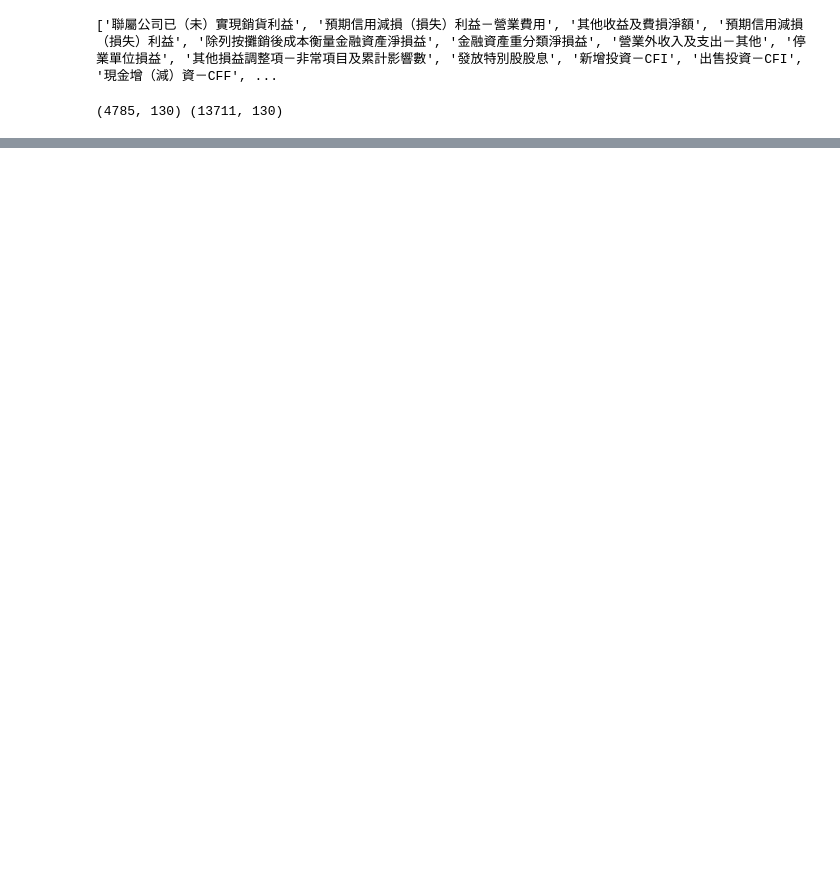
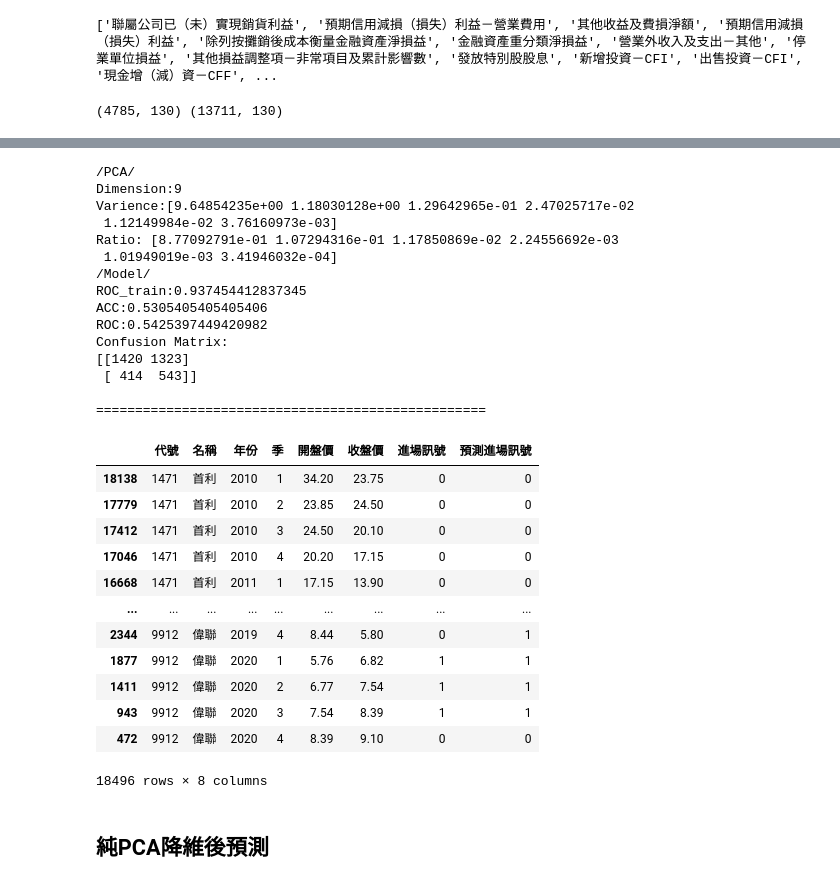
Before and after one commit to haoweii0215/Machine-Learning-Course, a Jupyter notebook: Method_B Model.ipynb, the cells around one changed output, grey strips where cells are left out. Cells and saved outputs as stored; diff of their text form; code cells hidden in the pictures; blank space fills up the shorter version.

```diff
--- a/Method_B Model.ipynb
+++ b/Method_B Model.ipynb
@@ -793,4 +79,0 @@ if not sys.warnoptions:
-# %%
-df = pd.read_csv(r'/content/drive/MyDrive/ML/overall_20210531.csv')
-print(df.shape)
-df.head()
@@ -935,0 +80,4 @@ Confusion Matrix:
+# %%
+direct = pd.read_excel(r'./Data/方向_2.xlsx')
+direct['remove'] = direct['columns'].apply(lambda x: 1 if x in na_col else 0)
+direct = direct[direct['remove'] == 0].drop('remove', axis = 1)
@@ -935,0 +340,25 @@ Confusion Matrix:
+# %%
+apr_1 = apriori(matrix_1, min_support=0.2,use_colnames=True)
+ar_1 = association_rules(apr_1)
+apr_0 = apriori(matrix_0, min_support=0.2,use_colnames=True)
+ar_0 = association_rules(apr_0)
+apr_all = apriori(matrix, min_support=0.2,use_colnames=True)
+ar_all = association_rules(apr_all)
+arlist = [ar_0,ar_all,ar_all]
+for i in arlist:
+  i['length1'] = i['antecedents'].apply(lambda x: len(x))
+  i['length2'] = i['consequents'].apply(lambda x: len(x))
+  i['length'] = i['length1']+i['length2']
+  i.sort_values(by = ['length','confidence','lift'], ascending=False, inplace=True)
+  i.drop(['length1','length2'], axis = 1,inplace = True)
+#透過進場訊號為0,1以及全部的三個資料觀察關聯規則中重要的欄位有哪些
+ar_col = ['稅前淨利', '歸屬母公司淨利（損）', '常續性稅後淨利', '合併總損益','稅前淨利－CFO', '繼續營業單位損益','資產總額', '流動資產', '母公司股東權益合計','股東權益總額', '負債及股東權益總額']
+# %%
+#將需要的資料欄位處理好
+df = pd.read_csv(r'./Data/overall_20210531.csv')
+df2 = pd.read_csv(r'./Data/overall_20210524.csv')
+print(df.shape,df2.shape)
+df2 = df2[['代號','名稱','年份','季','開盤價','收盤價']]
+df3 = pd.merge(df,df2,how='left',on=['代號','名稱','年份','季'])
+print(df3.shape)
+df3.head()
@@ -935,0 +426,39 @@ Confusion Matrix:
+# %%
+# AR-BEST
+y = df3.loc[:,'進場訊號']
+X = df3[ar_col]
+dim = 9
+xgb = XGBClassifier(min_child_weight=2, max_depth=13,eval_metric = 'auc',subsample=0.9, gamma = 0.4, scale_pos_weight=10)
+final_1 = normal_training_pca(df3,X,y,9,xgb)
+final_1.to_csv('./Data/Method_B_Final_AR.csv', index=0, header=True, encoding='utf-8')
+# %% [output]
+/PCA/
+Dimension:9
+Varience:[9.64854235e+00 1.18030128e+00 1.29642965e-01 2.47025717e-02
+ 1.12149984e-02 3.76160973e-03]
+Ratio: [8.77092791e-01 1.07294316e-01 1.17850869e-02 2.24556692e-03
+ 1.01949019e-03 3.41946032e-04]
+/Model/
+ROC_train:0.937454412837345
+ACC:0.5305405405405406
+ROC:0.5425397449420982
+Confusion Matrix:
+[[1420 1323]
+ [ 414  543]]
+
+==================================================
+|  | 代號 | 名稱 | 年份 | 季 | 開盤價 | 收盤價 | 進場訊號 | 預測進場訊號 |
+| 18138 | 1471 | 首利 | 2010 | 1 | 34.20 | 23.75 | 0 | 0 |
+| 17779 | 1471 | 首利 | 2010 | 2 | 23.85 | 24.50 | 0 | 0 |
+| 17412 | 1471 | 首利 | 2010 | 3 | 24.50 | 20.10 | 0 | 0 |
+| 17046 | 1471 | 首利 | 2010 | 4 | 20.20 | 17.15 | 0 | 0 |
+| 16668 | 1471 | 首利 | 2011 | 1 | 17.15 | 13.90 | 0 | 0 |
+| ... | ... | ... | ... | ... | ... | ... | ... | ... |
+| 2344 | 9912 | 偉聯 | 2019 | 4 | 8.44 | 5.80 | 0 | 1 |
+| 1877 | 9912 | 偉聯 | 2020 | 1 | 5.76 | 6.82 | 1 | 1 |
+| 1411 | 9912 | 偉聯 | 2020 | 2 | 6.77 | 7.54 | 1 | 1 |
+| 943 | 9912 | 偉聯 | 2020 | 3 | 7.54 | 8.39 | 1 | 1 |
+| 472 | 9912 | 偉聯 | 2020 | 4 | 8.39 | 9.10 | 0 | 0 |
+18496 rows × 8 columns
+# %% [markdown]
+## 純PCA降維後預測
```
Also changed, not shown: parts of 115 cells of this notebook.
